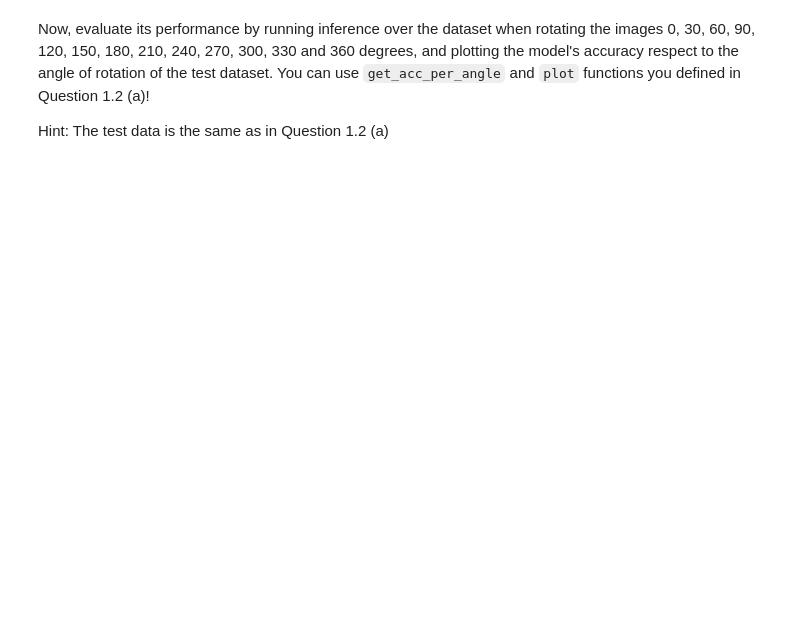
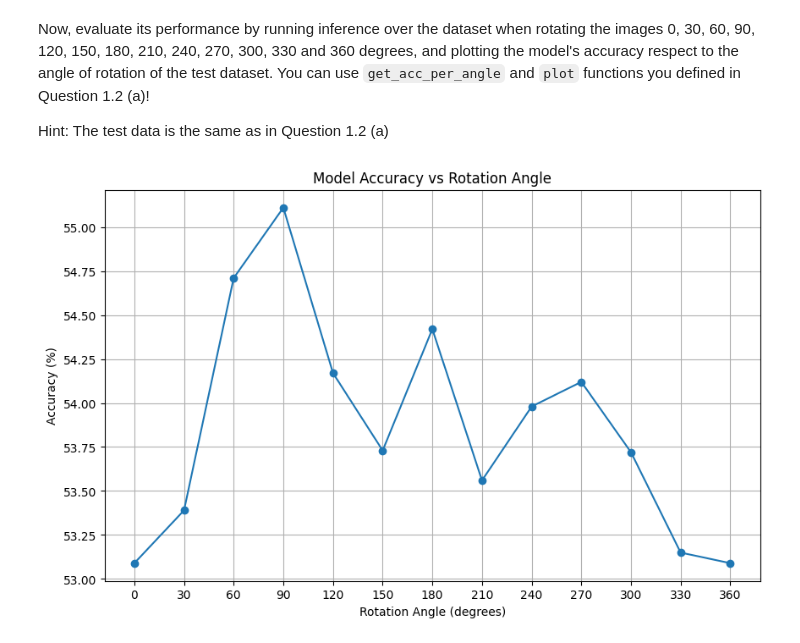
Before and after one commit to yidakra/uvadlc_practicals_2025, a Jupyter notebook: assignment2/part1/exercise1.2.ipynb, the cells around one changed output. Saved outputs shown, nothing was run; the diff lists cells and outputs as text; code cells hidden in the pictures; blank space fills up the shorter version.

```diff
--- a/assignment2/part1/exercise1.2.ipynb
+++ b/assignment2/part1/exercise1.2.ipynb
@@ -133,13 +177,19 @@ angles, angle_accuracies = get_acc_per_angle(model)
 # %%
 # Plot accuracy vs rotation angle
 def plot(angles, angle_accuracies):
-            #######################
-            # PUT YOUR CODE HERE  #
-            #######################
-            raise NotImplementedError
-
-            #######################
-            # END OF YOUR CODE    #
-            #######################
+    #######################
+    # PUT YOUR CODE HERE  #
+    #######################
+    plt.figure(figsize=(10, 6))
+    plt.plot(angles, angle_accuracies, marker='o')
+    plt.xlabel('Rotation Angle (degrees)')
+    plt.ylabel('Accuracy (%)')
+    plt.title('Model Accuracy vs Rotation Angle')
+    plt.grid(True)
+    plt.xticks(angles)
+    plt.show()
+    #######################
+    # END OF YOUR CODE    #
+    #######################
 # %%
 plot(angles,angle_accuracies)
@@ -173,8 +231,8 @@ Note: Again, you shouldn't need Snellius to run it
 #######################
 # PUT YOUR CODE HERE  #
 #######################
-
-
+model_augmented = CNN().to(device)
+train(model_augmented, train_augmented_loader)
 #######################
 # END OF YOUR CODE    #
 #######################
@@ -185,9 +254,11 @@ Hint: The test data is the same as in Question 1.2 (a)
 # %%
 #######################
 # PUT YOUR CODE HERE  #
 #######################
-
-
+angles_aug, angle_accuracies_aug = get_acc_per_angle(model_augmented)
+plot(angles_aug, angle_accuracies_aug)
 #######################
 # END OF YOUR CODE    #
 #######################
+# %% [output]
+[figure, added]
```
Also changed, not shown: parts of 10 cells of this notebook.
